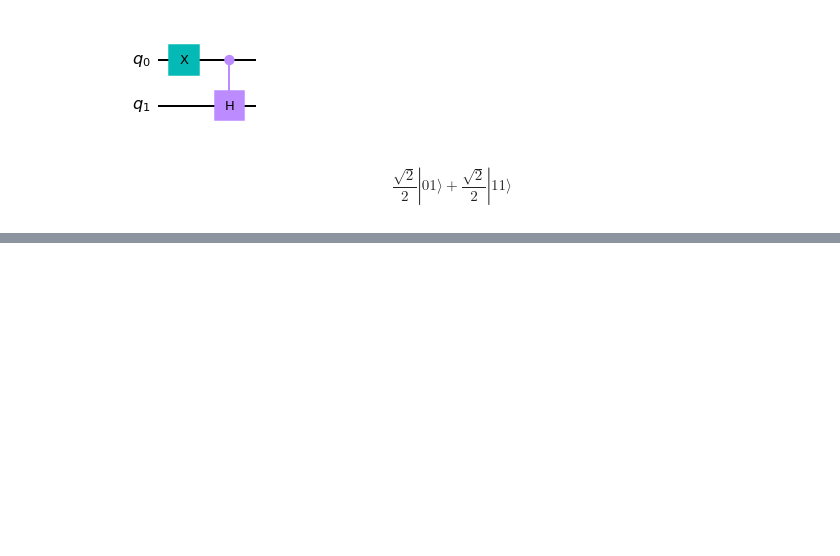
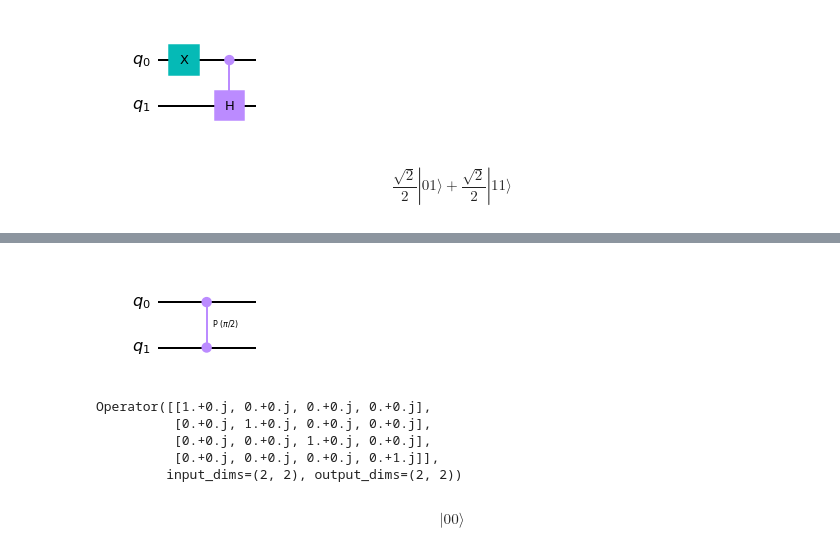
Before and after one commit to QuantumComputingKorea/Qiskit-Dev-Cert-lectures, a Jupyter notebook: Lecture1/lecutre 1-1 - 다중 큐비트 게이트.ipynb, the cells around one changed output, grey strips where cells are left out. Drawn from its saved outputs; the diff is of its cells as text; code cells hidden in the pictures; blank space fills up the shorter version.

```diff
--- a/Lecture1/lecutre 1-1 - 다중 큐비트 게이트.ipynb
+++ b/Lecture1/lecutre 1-1 - 다중 큐비트 게이트.ipynb
@@ -381 +383,24 @@ CP 게이트는 $cp(control, target)$과 같은 문법으로 사용이 되며 co
 #### target 큐비트의 상태가 $|0\rangle$일때 $CP$ 게이트의 작동
+# %%
+qc=QuantumCircuit(2) #2개의 큐비트를 가진 양자 회로 만들기
+qc.cp(pi/2,0,1) #0번 큐비트에 control 큐비트로 지정하며 1번 큐비트를 target 큐비트로 지정하는 CP 게이트를 추가
+qc.draw(output="mpl") #양자 회로 시각화
+# %% [output]
+[figure, added]
+# %%
+backend = Aer.get_backend('unitary_simulator') #unitary_simulator를 사용하여 시뮬레이션하기
+
+job = execute(qc, backend) #시뮬레이션 실행
+result = job.result() #시뮬레이션 결과 가져오기
+print(result.get_unitary(qc, decimals=3)) #단일 행렬 출력하기
+# %% [output]
+Operator([[1.+0.j, 0.+0.j, 0.+0.j, 0.+0.j],
+          [0.+0.j, 1.+0.j, 0.+0.j, 0.+0.j],
+          [0.+0.j, 0.+0.j, 1.+0.j, 0.+0.j],
+          [0.+0.j, 0.+0.j, 0.+0.j, 0.+1.j]],
+         input_dims=(2, 2), output_dims=(2, 2))
+# %%
+state12 = execute(qc, StatevectorSimulator()).result().get_statevector() # 시뮬레이션에 양자회로를 넣어 실행시키기
+state12.draw(output="latex") #시뮬레이션 결과를 latex 형식으로 출력하기
+# %% [output]
+$$ |00\rangle$$
```
Also changed, not shown: parts of 50 cells of this notebook.
